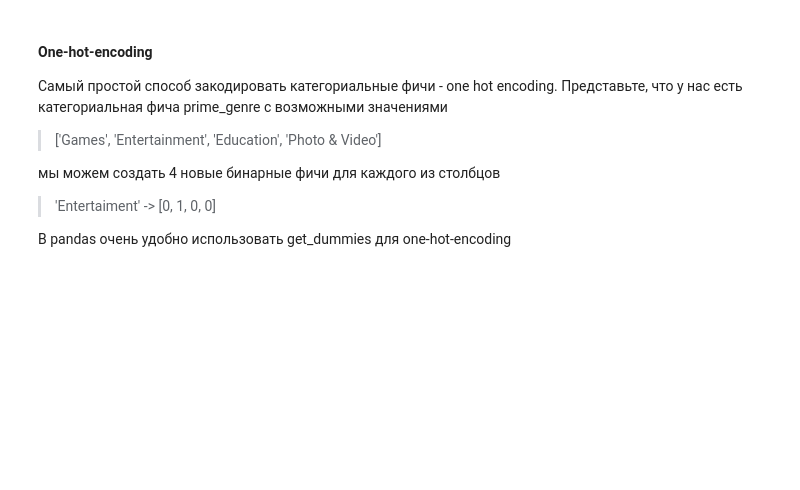
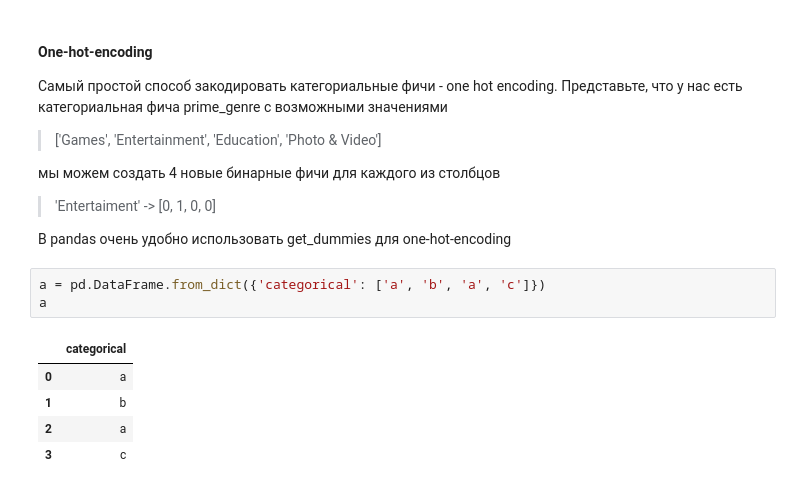
Before and after one commit to Feqqf/Machine_learning_colab, a Jupyter notebook: seminar_1.ipynb, the cells around one changed output. Saved outputs shown, nothing was run; the diff lists cells and outputs as text; blank space fills up the shorter version.

```diff
--- a/seminar_1.ipynb
+++ b/seminar_1.ipynb
@@ -179,3 +179,12 @@ data.head()
 > 'Entertaiment' -> [0, 1, 0, 0]
 
 В pandas очень удобно использовать get_dummies для one-hot-encoding
+# %%
+a = pd.DataFrame.from_dict({'categorical': ['a', 'b', 'a', 'c']})
+a
+# %% [output]
+|  | categorical |
+| 0 | a |
+| 1 | b |
+| 2 | a |
+| 3 | c |
```
Also changed, not shown: parts of 4 cells of this notebook.
